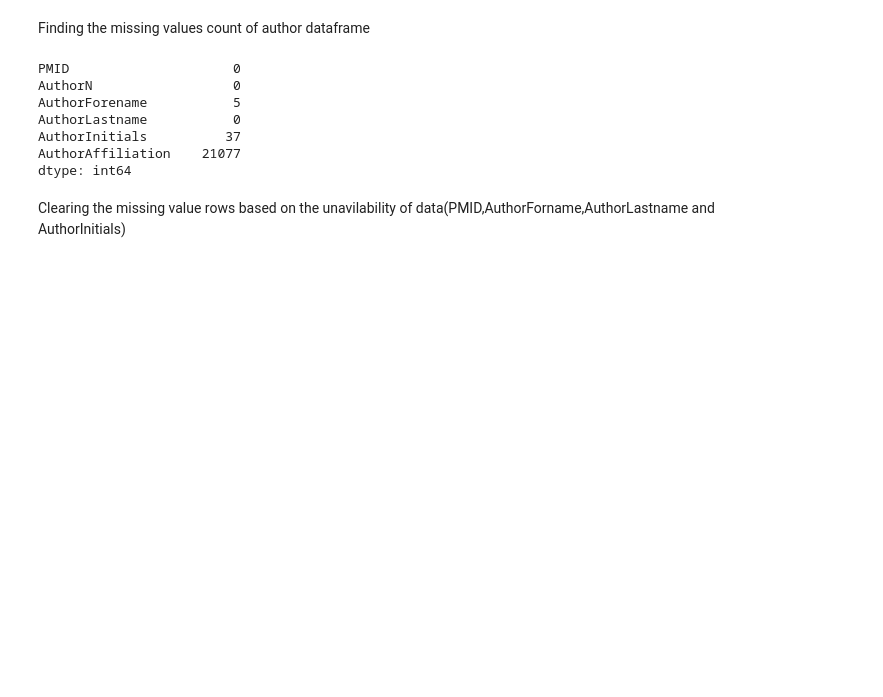
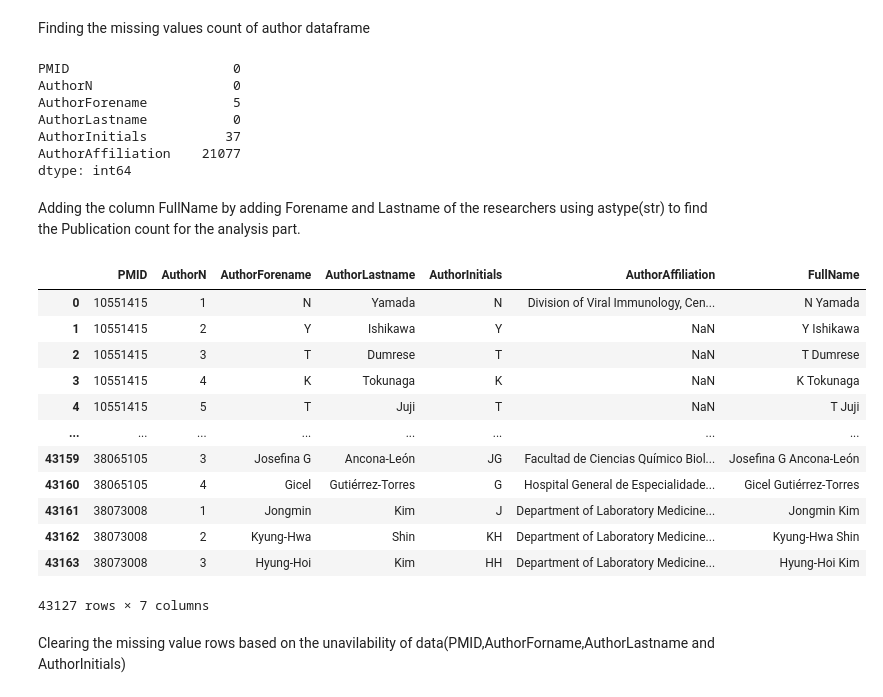
Before and after one commit to catcarroll98/skills-assessment-2, a Jupyter notebook: skillspresentation.ipynb, the cells around one changed output. Cells and saved outputs as stored; diff of their text form; code cells hidden in the pictures; blank space fills up the shorter version.

```diff
--- a/skillspresentation.ipynb
+++ b/skillspresentation.ipynb
@@ -170,6 +170,31 @@ AuthorLastname           0
 AuthorInitials          37
 AuthorAffiliation    21077
 dtype: int64
+# %% [markdown]
+Adding the column FullName by adding Forename and Lastname of the researchers using astype(str) to find the Publication count for the analysis part.
+# %%
+# creating copy dataframe for authors to avoid copy slice errors because it was showing error like that while running without the copy dataframe
+authors_df = authors_df.copy()
+
+#Creating the full name column
+authors_df['FullName'] = authors_df['AuthorForename'].astype(str) + ' ' + authors_df['AuthorLastname'].astype(str)
+
+# Displaying the DataFrame with the 'FullName' column
+authors_df
+# %% [output]
+|  | PMID | AuthorN | AuthorForename | AuthorLastname | AuthorInitials | AuthorAffiliation | FullName |
+| 0 | 10551415 | 1 | N | Yamada | N | Division of Viral Immunology, Cen... | N Yamada |
+| 1 | 10551415 | 2 | Y | Ishikawa | Y | NaN | Y Ishikawa |
+| 2 | 10551415 | 3 | T | Dumrese | T | NaN | T Dumrese |
+| 3 | 10551415 | 4 | K | Tokunaga | K | NaN | K Tokunaga |
+| 4 | 10551415 | 5 | T | Juji | T | NaN | T Juji |
+| ... | ... | ... | ... | ... | ... | ... | ... |
+| 43159 | 38065105 | 3 | Josefina G | Ancona-León | JG | Facultad de Ciencias Químico Biol... | Josefina G Ancona-León |
+| 43160 | 38065105 | 4 | Gicel | Gutiérrez-Torres | G | Hospital General de Especialidade... | Gicel Gutiérrez-Torres |
+| 43161 | 38073008 | 1 | Jongmin | Kim | J | Department of Laboratory Medicine... | Jongmin Kim |
+| 43162 | 38073008 | 2 | Kyung-Hwa | Shin | KH | Department of Laboratory Medicine... | Kyung-Hwa Shin |
+| 43163 | 38073008 | 3 | Hyung-Hoi | Kim | HH | Department of Laboratory Medicine... | Hyung-Hoi Kim |
+43127 rows × 7 columns
 # %% [markdown]
 Clearing the missing value rows based on the unavilability of data(PMID,AuthorForname,AuthorLastname and AuthorInitials)
 # %%
```
Also changed, not shown: parts of 10 cells of this notebook.
